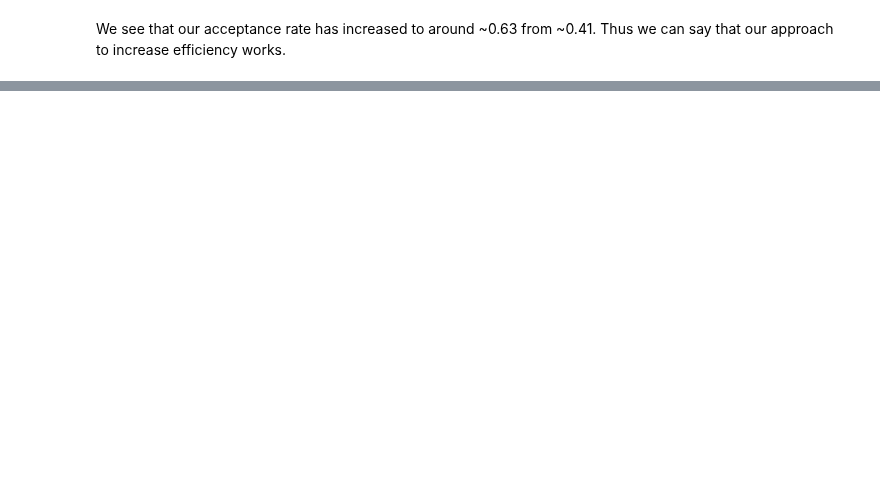
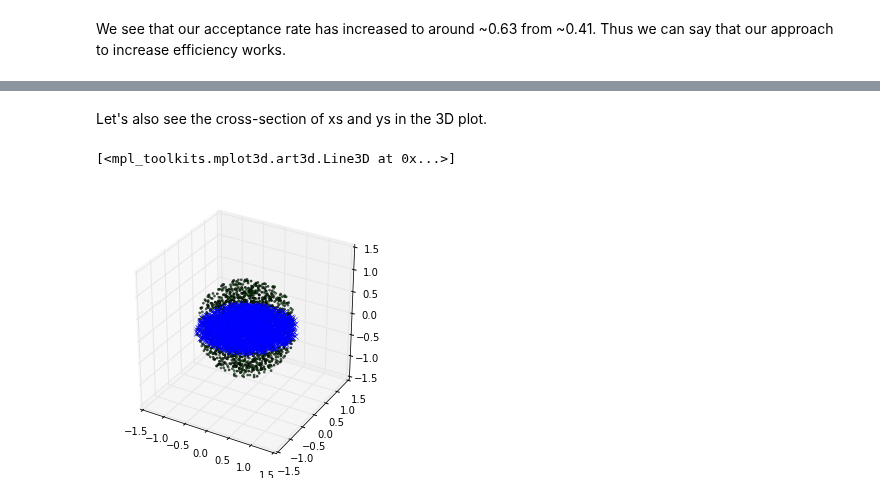
Before and after one commit to Bogazici-CMPE548-Spring2016/Cmpe548-Assignment1, a Jupyter notebook: Assignment.ipynb, the cells around one changed output, grey strips where cells are left out. Drawn from its saved outputs; the diff is of its cells as text; code cells hidden in the pictures; blank space fills up the shorter version.

```diff
--- a/Assignment.ipynb
+++ b/Assignment.ipynb
@@ -163,0 +206,10 @@ We see that our acceptance rate has increased to around ~0.63 from ~0.41. Thus w
+# %% [markdown]
+Let's also see the cross-section of xs and ys in the 3D plot.
+# %%
+fig = plt.figure(figsize=(5,5))
+ax = fig.add_subplot(111, projection='3d')
+ax.scatter(xs, ys, zs, zdir='z', s=3, c='g')
+plt.plot(xs, ys, 'xb')
+# %% [output]
+[<mpl_toolkits.mplot3d.art3d.Line3D at 0x...>]
+[figure, added]
```
Also changed, not shown: parts of 11 cells of this notebook.
